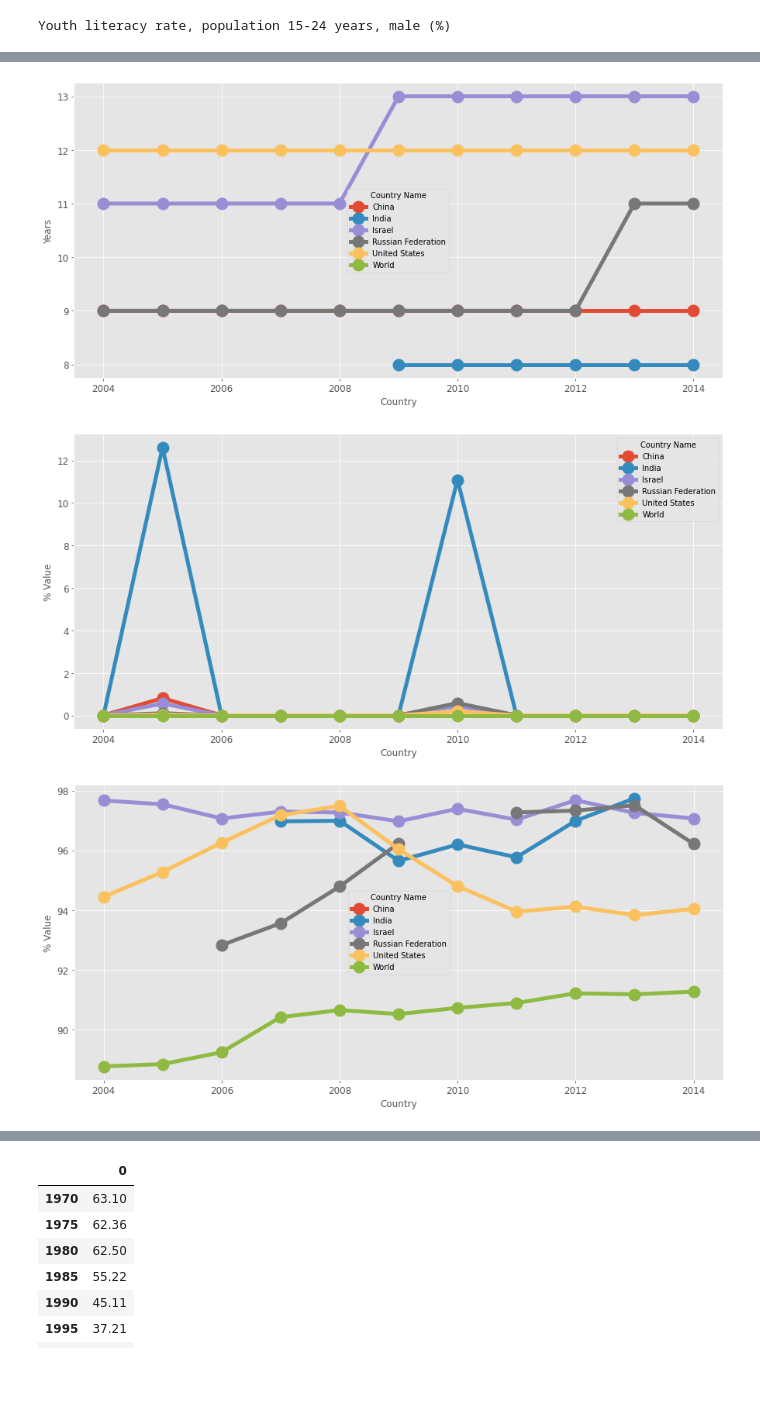
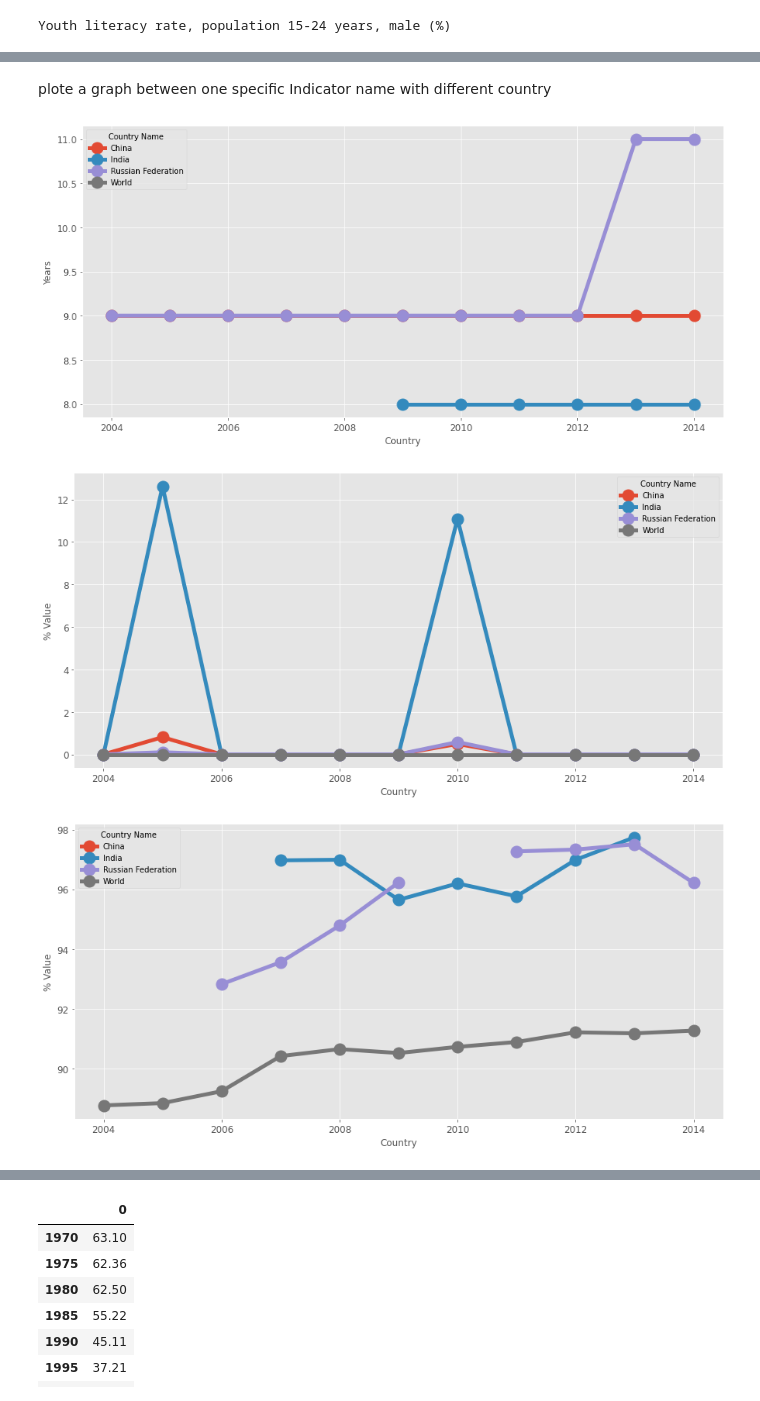
Before and after one commit to Tanjul5/World-Bank-Education-EDA-capston-1, a Jupyter notebook: Copy_of_Capstone_project.ipynb, the cells around one changed output, grey strips where cells are left out. Saved outputs shown, nothing was run; the diff lists cells and outputs as text; code cells hidden in the pictures; blank space fills up the shorter version.

```diff
--- a/Copy_of_Capstone_project.ipynb
+++ b/Copy_of_Capstone_project.ipynb
@@ -558,7 +590,0 @@ plt.show()
-# %%
-EEd=Edstats_data_df.loc[:,'2000':'2015']
-plt.style.use('ggplot')
-ax = EEd.plot(figsize=(15,10),legend=True, fontsize=12)
-ax.set_xlabel("Areas",fontsize=12)
-ax.set_ylabel("Population",fontsize=12)
-plt.show()
@@ -646,22 +739,24 @@ indicator_names
+# %% [markdown]
+plote a graph between one specific Indicator name with different country
 # %%
 Edstats_data_precise_df=Edstats_data_df[['Country Name','Country Code','Indicator Name','Indicator Code','2004','2005','2006','2007','2008','2009','2010','2011','2012','2013','2014']]
 Edstats_data_precise_df=Edstats_data_precise_df[(Edstats_data_df["Country Name"]=='World') | (Edstats_data_df["Country Name"]=='India') | (Edstats_data_df["Country Name"]=='China')
-| (Edstats_data_df["Country Name"]=='United States') | (Edstats_data_df["Country Name"]=='Russian Federation') | (Edstats_data_df["Country Name"]=='Israel')]
+| (Edstats_data_df["Country Name"]=='Russian Federation')]
 df4=Edstats_data_precise_df[Edstats_data_precise_df["Indicator Name"]=='Duration of compulsory education (years)']
 df4.reset_index()
 df_compare=df4.groupby('Country Name')[['2004','2005','2006','2007','2008','2009','2010','2011','2012','2013','2014']].mean()
 df_compare=df_compare.T
 plt.style.use('ggplot')
 ax = df_compare.plot(figsize=(15,7),legend=True, fontsize=12 ,linewidth=5, marker="o",markersize=15)
 ax.set_xlabel("Country",fontsize=12)
 ax.set_ylabel("Years",fontsize=12)
 plt.show()
 # %% [output]
-[figure, old version]
+[figure, new version]
 # %%
 Edstats_data_precise_df=Edstats_data_df[['Country Name','Country Code','Indicator Name','Indicator Code','2004','2005','2006','2007','2008','2009','2010','2011','2012','2013','2014']]
 Edstats_data_precise_df=Edstats_data_precise_df[(Edstats_data_df["Country Name"]=='World') | (Edstats_data_df["Country Name"]=='India') | (Edstats_data_df["Country Name"]=='China')
-| (Edstats_data_df["Country Name"]=='United States') | (Edstats_data_df["Country Name"]=='Russian Federation') | (Edstats_data_df["Country Name"]=='Israel')]
+ | (Edstats_data_df["Country Name"]=='Russian Federation')]
 df4=Edstats_data_precise_df[Edstats_data_precise_df["Indicator Name"]=='Barro-Lee: Percentage of female population age 15-19 with no education']
 df4.reset_index()
 df_compare=df4.groupby('Country Name')[['2004','2005','2006','2007','2008','2009','2010','2011','2012','2013','2014']].sum()
@@ -672,11 +767,11 @@ ax.set_xlabel("Country",fontsize=12)
 ax.set_ylabel("% Value",fontsize=12)
 plt.show()
 # %% [output]
-[figure, old version]
+[figure, new version]
 # %%
 Edstats_data_precise_df=Edstats_data_df[['Country Name','Country Code','Indicator Name','Indicator Code','2004','2005','2006','2007','2008','2009','2010','2011','2012','2013','2014']]
 Edstats_data_precise_df=Edstats_data_precise_df[(Edstats_data_df["Country Name"]=='World') | (Edstats_data_df["Country Name"]=='India') | (Edstats_data_df["Country Name"]=='China')
-| (Edstats_data_df["Country Name"]=='United States') | (Edstats_data_df["Country Name"]=='Russian Federation') | (Edstats_data_df["Country Name"]=='Israel')]
+|(Edstats_data_df["Country Name"]=='Russian Federation')]
 df4=Edstats_data_precise_df[Edstats_data_precise_df["Indicator Name"]=='Adjusted net enrolment rate, primary, both sexes (%)']
 df4.reset_index()
 df_compare=df4.groupby('Country Name')[['2004','2005','2006','2007','2008','2009','2010','2011','2012','2013','2014']].mean()
@@ -687,7 +782,7 @@ ax.set_xlabel("Country",fontsize=12)
 ax.set_ylabel("% Value",fontsize=12)
 plt.show()
 # %% [output]
-[figure, old version]
+[figure, new version]
 # %%
 neww_df=Edstats_data_df[(Edstats_data_df["Country Name"]=='Arab World') & (Edstats_data_df["Indicator Name"]=='Adjusted net enrolment rate, primary, both sexes (%)')]
 
```
Also changed, not shown: parts of 53 cells of this notebook.
